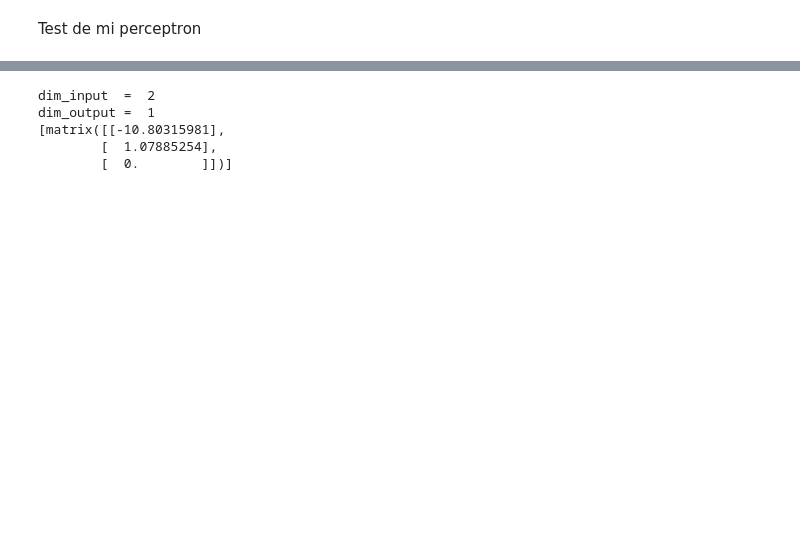
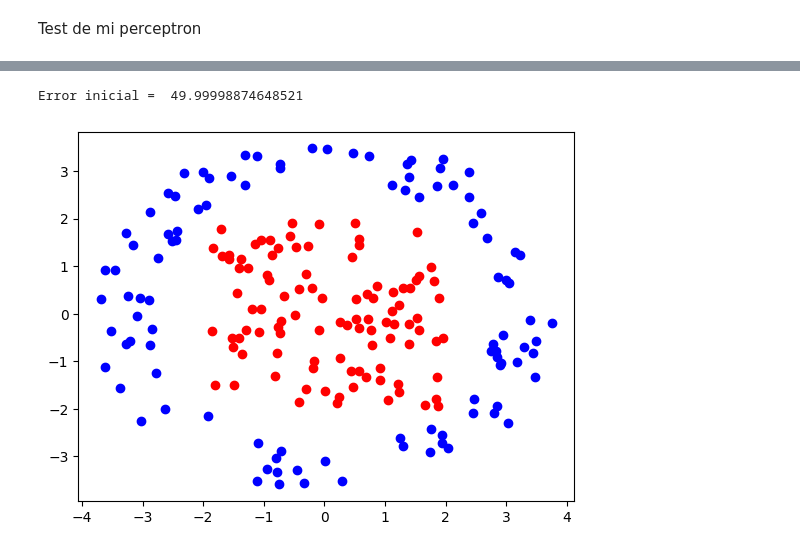
Before and after one commit to karlo-con-k/Perceptron, a Jupyter notebook: test_main.ipynb, the cells around one changed output, grey strips where cells are left out. Saved outputs shown, nothing was run; the diff lists cells and outputs as text; code cells hidden in the pictures; blank space fills up the shorter version.

```diff
--- a/test_main.ipynb
+++ b/test_main.ipynb
@@ -27,18 +38,0 @@ dim_output =  1
-# %%
-datos = []
-n = 1000
-for j in range(n):
-    datos.append([[-1.0,-1.0], 0])
-for j in range(n):
-    datos.append([[1.0, -1.0], 1])
-# %%
-
-for j in range(1):
-    perceptron.fit(datos, tam_paso=10)
-print(perceptron)
-# %% [output]
-dim_input  =  2
-dim_output =  1
-[matrix([[-10.80315981],
-        [  1.07885254],
-        [  0.        ]])]
@@ -51,0 +39,28 @@ def function(x,y):
+# %%
+import random
+import math
+from math import pi as pi
+import matplotlib.pyplot as plt
+
+aux = random.random()
+set2 = []
+set1 = []
+lados = [[2,0],[0,2],[2,2]]
+for j in range(100):
+    x = random.random()-1/2
+    y = random.random()-1/2
+    set1.append([[x*4,y*4],0])
+    theta = random.random()*2*pi
+    r = 2.8284271247461903 + random.random()
+    set2.append([[math.sin(theta)*r,math.cos(theta)*r],1])
+datos = set1 + set2
+for dat in datos:
+        if dat[1] == 0:
+                plt.scatter(dat[0][0], dat[0][1], color = 'r')
+        else:
+                plt.scatter(dat[0][0],dat[0][1],color = 'b')
+error_0 = perceptron.error(datos)
+print("Error inicial = ", error_0)
+# %% [output]
+Error inicial =  49.99998874648521
+[figure, added]
```
Also changed, not shown: parts of 5 cells of this notebook, 2 other files.
